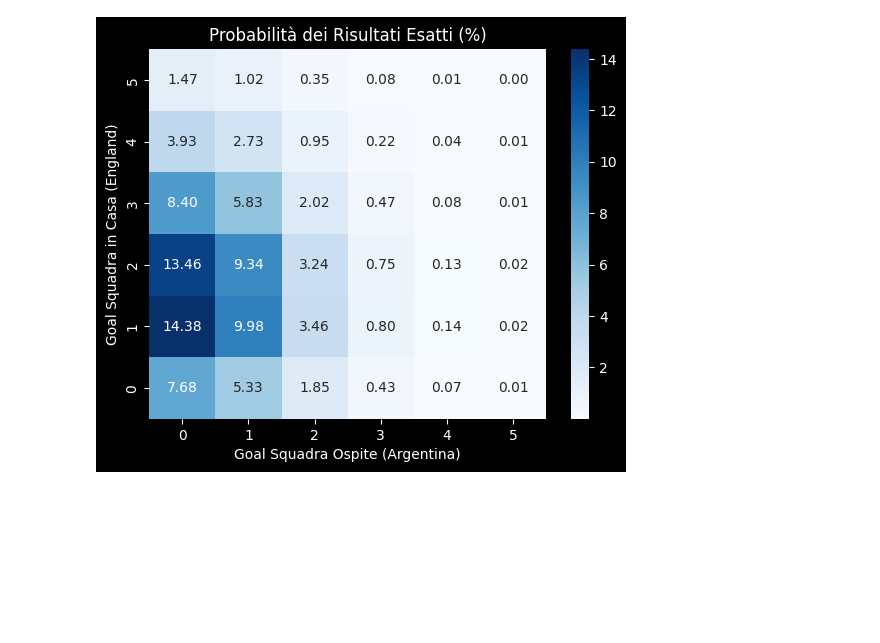
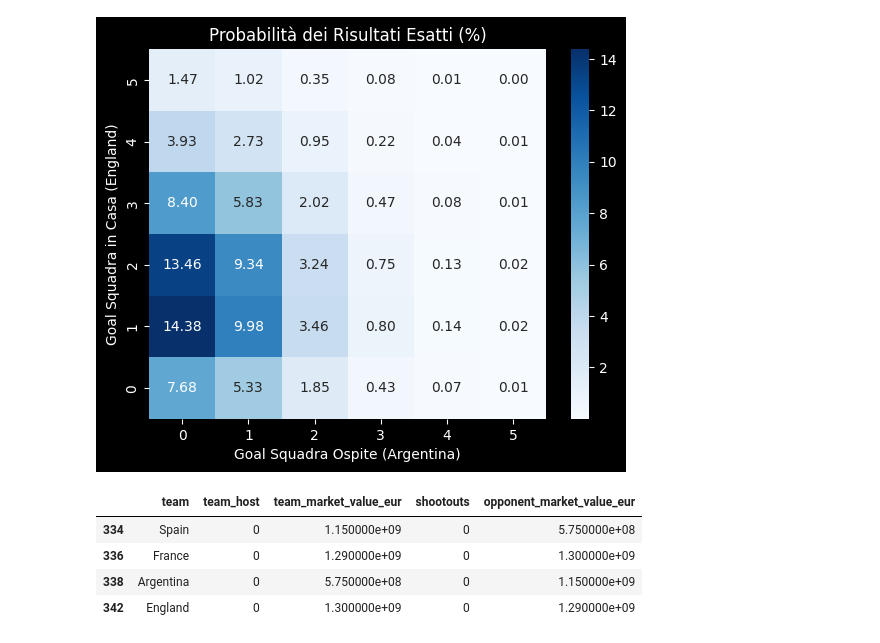
Before and after one commit to michele-55/world_cup_project, a Jupyter notebook: World_cup_Poisson.ipynb, the cells around one changed output. Cells and saved outputs as stored; diff of their text form; code cells hidden in the pictures; blank space fills up the shorter version.

```diff
--- a/World_cup_Poisson.ipynb
+++ b/World_cup_Poisson.ipynb
@@ -261,24 +261,15 @@ finalist
 | 338 | Argentina | 0 | 5.750000e+08 | 0 | 1.300000e+09 |
 | 342 | England | 0 | 1.300000e+09 | 0 | 5.750000e+08 |
 # %%
-# Fitting the model on full dataset and adding prediction features to finalist
+# Fitting the model on full dataset
 
 scaler = StandardScaler()
 
 scal_features = ['team_host', 'team_market_value_eur', 'shootouts', 'opponent_market_value_eur']
-poisson_df[scal_features] = scaler.fit_transform(poisson_df[scal_features])
-finalist[scal_features] = scaler.transform(finalist[scal_features])
+
+train = poisson_df.copy()
+train[scal_features] = scaler.fit_transform(train[scal_features])
 
 
 formula = 'goals ~ shootouts + team_host + team_market_value_eur + opponent_market_value_eur'
-model = smf.poisson(formula, data = poisson_df).fit(disp = 0)
-
-
-finalist['expected_goals'] = model.predict(finalist)
-
-intervals = model.get_prediction(finalist).conf_int(alpha = 0.05)
-
-finalist['lower_bound'] = np.floor(intervals[:, 0])
-finalist['upper_bound'] = np.ceil(intervals[:, 1])
-
-finalist
+model = smf.poisson(formula, data = train).fit(disp = 0)
@@ -355,3 +353,17 @@ England 1.87 - 0.69 Argentina
 C.I. for England = [1.0 -- 3.0]
 C.I. for Argentina = [0.0 -- 1.0]
 [figure]
+# %%
+# Creating a dataset for finals
+
+finalist = poisson_df.loc[((poisson_df['team'].isin(['France', 'Spain', 'England', 'Argentina'])) & (poisson_df['year'] == 2026)), ['team', 'team_host', 'team_market_value_eur']].drop_duplicates().copy()
+finalist['shootouts'] = 0
+finalist['opponent_market_value_eur'] = finalist['team_market_value_eur'].iloc[[2, 3, 0, 1]].values
+
+finalist
+# %% [output]
+|  | team | team_host | team_market_value_eur | shootouts | opponent_market_value_eur |
+| 334 | Spain | 0 | 1.150000e+09 | 0 | 5.750000e+08 |
+| 336 | France | 0 | 1.290000e+09 | 0 | 1.300000e+09 |
+| 338 | Argentina | 0 | 5.750000e+08 | 0 | 1.150000e+09 |
+| 342 | England | 0 | 1.300000e+09 | 0 | 1.290000e+09 |
```
Also changed, not shown: parts of 5 cells of this notebook.
